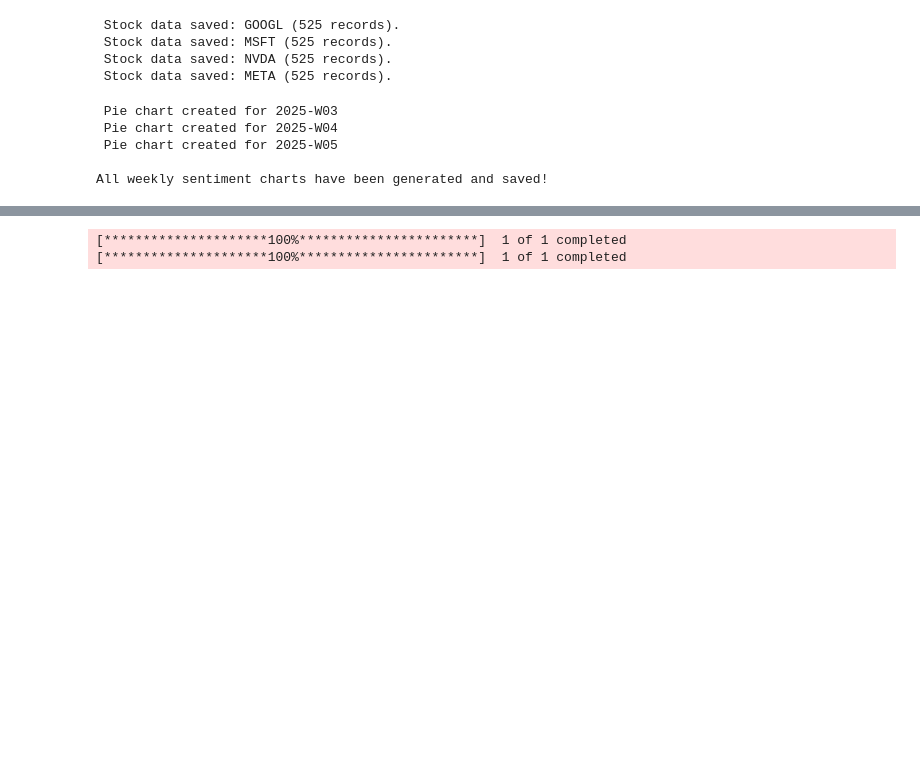
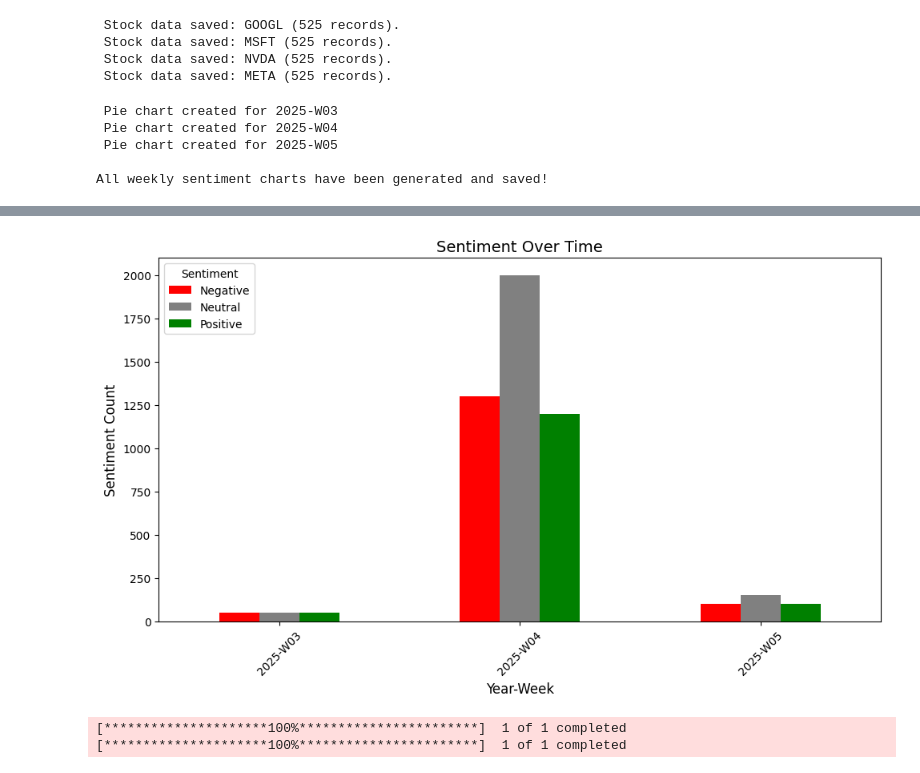
Before and after one commit to stephaniemfritz/Project_1_Group_6, a Jupyter notebook: Project1.ipynb, the cells around one changed output, grey strips where cells are left out. Drawn from its saved outputs; the diff is of its cells as text; code cells hidden in the pictures; blank space fills up the shorter version.

Commit message:
Updated sentiment data

```diff
--- a/Project1.ipynb
+++ b/Project1.ipynb
@@ -139,7 +142,7 @@ def generate_sentiment_charts(file_path="news_data/deepseek_news_with_sentiment.
 
     # Group by week and count sentiment count
     weekly_sentiment = df.groupby(["year_week", "sentiment"]).size().unstack(fill_value=0)
-
+    weekly_sentiment.to_csv('Weekly Sentiment Numbers.csv')
     # Create output directory
     output_dir = "weekly_sentiment_charts"
     os.makedirs(output_dir, exist_ok=True)
@@ -155,9 +158,10 @@ def generate_sentiment_charts(file_path="news_data/deepseek_news_with_sentiment.
         print(f" Pie chart created for {week}")
 
     print("\nAll weekly sentiment charts have been generated and saved!")
+    return weekly_sentiment
 # %%
 # Run Sentiment Chart
-generate_sentiment_charts()
+weekly_sentiment=generate_sentiment_charts()
 # %% [output]
  Pie chart created for 2025-W03
  Pie chart created for 2025-W04
@@ -167,3 +187,21 @@ All weekly sentiment charts have been generated and saved!
+# %%
+
+color_map = {
+    'Negative': 'red',
+    'Neutral': 'gray',
+    'Positive': 'green'
+}
+ax = weekly_sentiment.plot(kind='bar', figsize=(10, 6), color=[color_map[col] for col in weekly_sentiment.columns])
+plt.title('Sentiment Over Time', fontsize=14)
+plt.xlabel('Year-Week', fontsize=12)
+plt.ylabel('Sentiment Count', fontsize=12)
+plt.xticks(rotation=45)
+plt.legend(title='Sentiment', loc='upper left')
+plt.tight_layout()
+plt.savefig("weekly_sentiment_charts/sentiment_bar_chart.png", dpi=300, bbox_inches="tight")
+plt.show()
+# %% [output]
+[figure, added]
 # %%
 # Research question # 1. AI stock vs. Nasdaq Composite Index
 tickers = {
```
Also changed, not shown: parts of 5 cells of this notebook, 5 other files.
